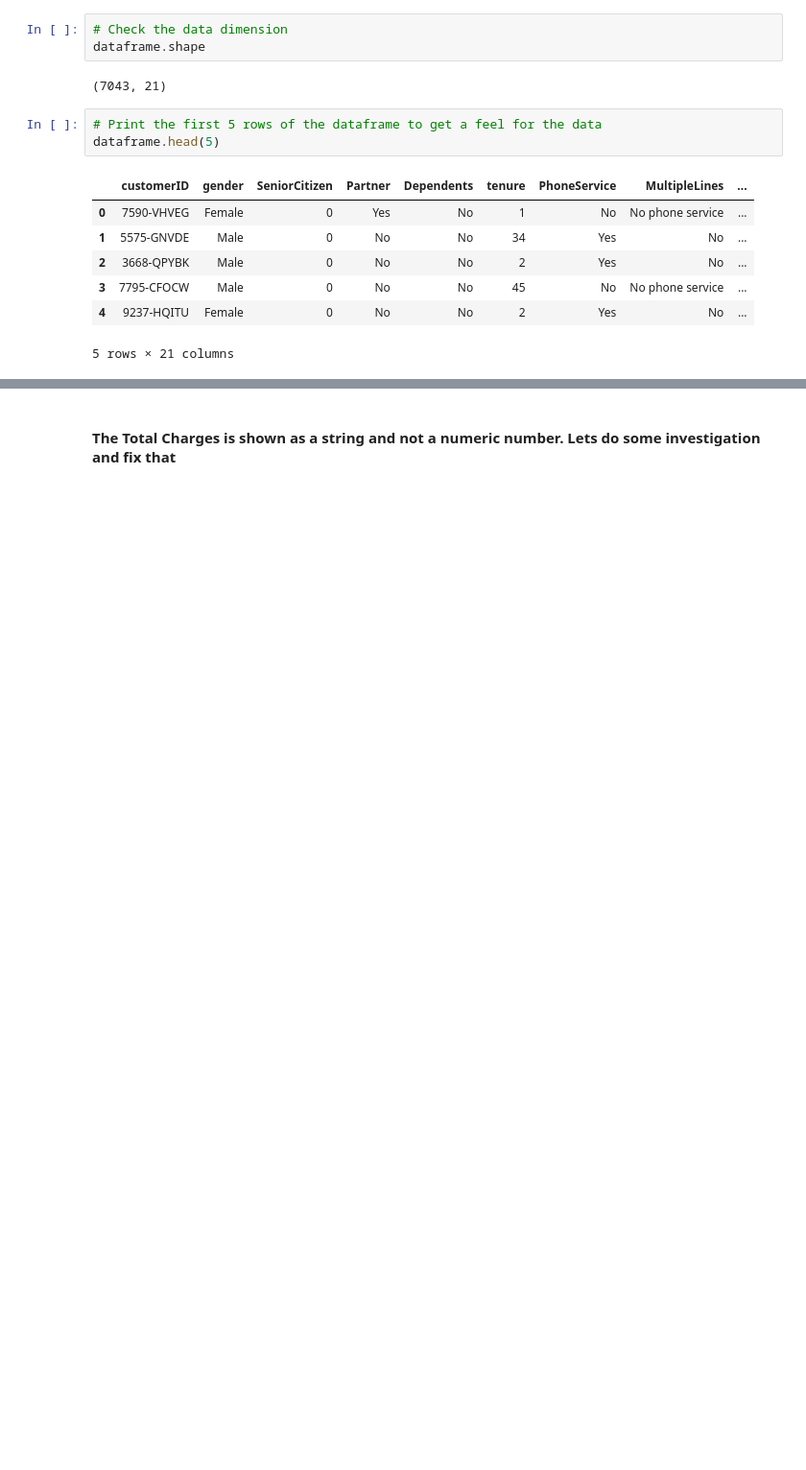
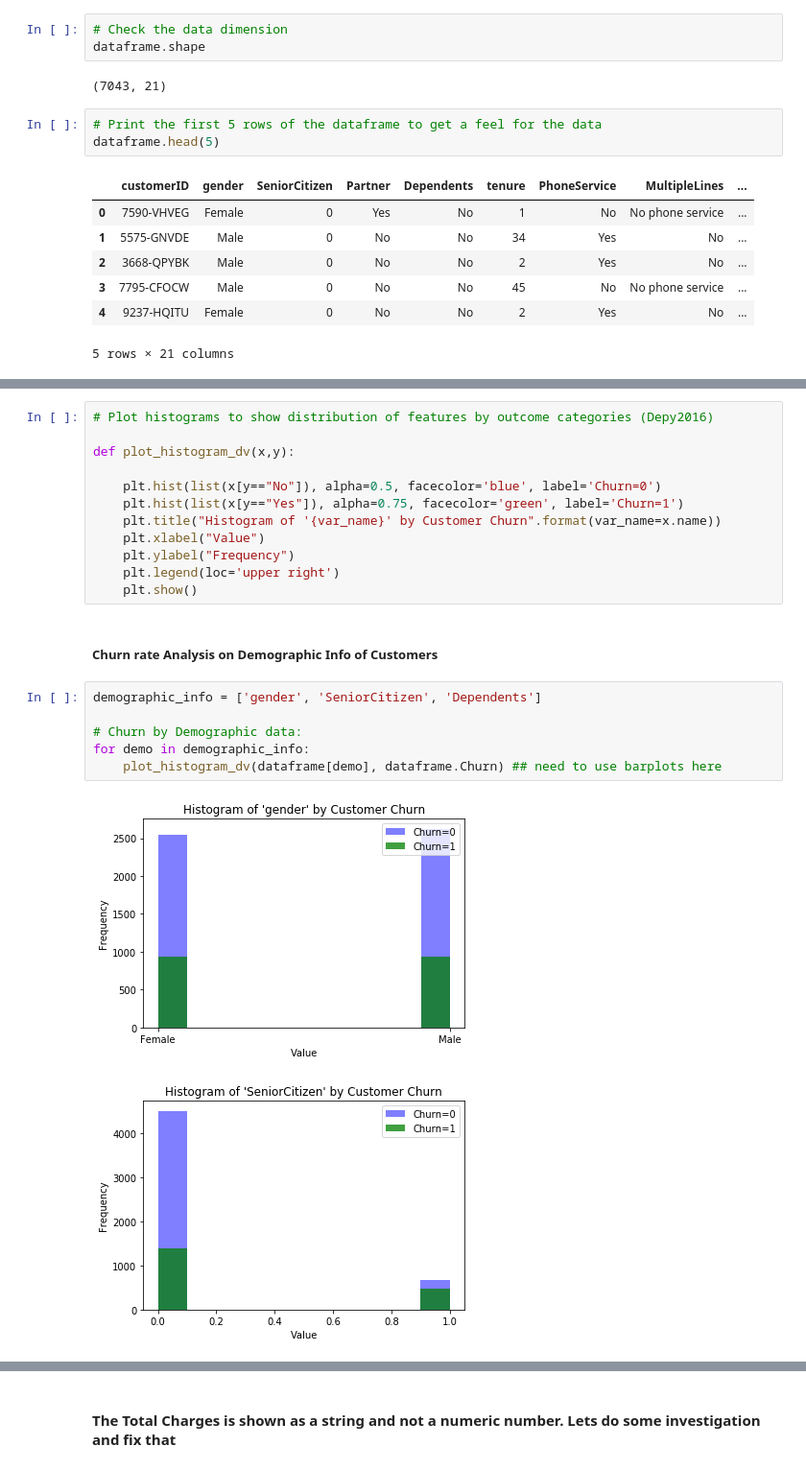
Before and after one commit to vipulpopat/MSCAI_CE4021_Project, a Jupyter notebook: Etivity_18195067.ipynb, the cells around one changed output, grey strips where cells are left out. Shown at 96% size. Cells and saved outputs as stored; diff of their text form; blank space fills up the shorter version.

Commit message:
Data Pre-processing and algorithm selection

```diff
--- a/Etivity_18195067.ipynb
+++ b/Etivity_18195067.ipynb
@@ -106,0 +139,23 @@ dataframe.describe(include=['O'])
+# %%
+# Plot histograms to show distribution of features by outcome categories (Depy2016)
+
+def plot_histogram_dv(x,y):
+
+    plt.hist(list(x[y=="No"]), alpha=0.5, facecolor='blue', label='Churn=0')
+    plt.hist(list(x[y=="Yes"]), alpha=0.75, facecolor='green', label='Churn=1')
+    plt.title("Histogram of '{var_name}' by Customer Churn".format(var_name=x.name))
+    plt.xlabel("Value")
+    plt.ylabel("Frequency")
+    plt.legend(loc='upper right')
+    plt.show()
+# %% [markdown]
+##### Churn rate Analysis on Demographic Info of Customers
+# %%
+demographic_info = ['gender', 'SeniorCitizen', 'Dependents']
+
+# Churn by Demographic data:
+for demo in demographic_info:
+    plot_histogram_dv(dataframe[demo], dataframe.Churn) ## need to use barplots here
+# %% [output]
+[figure, added]
+[figure, added]
```
Also changed, not shown: parts of 52 cells of this notebook.
